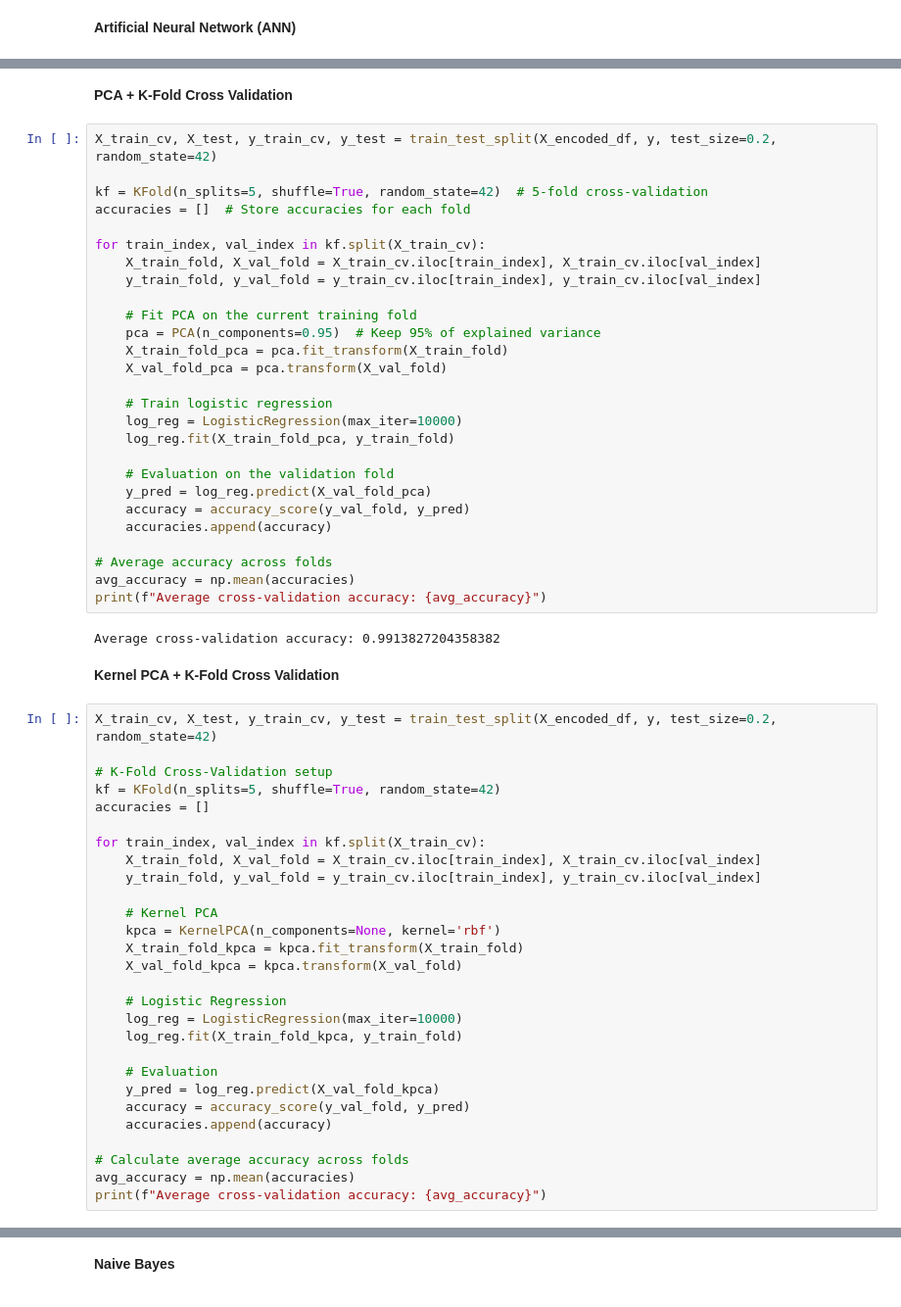
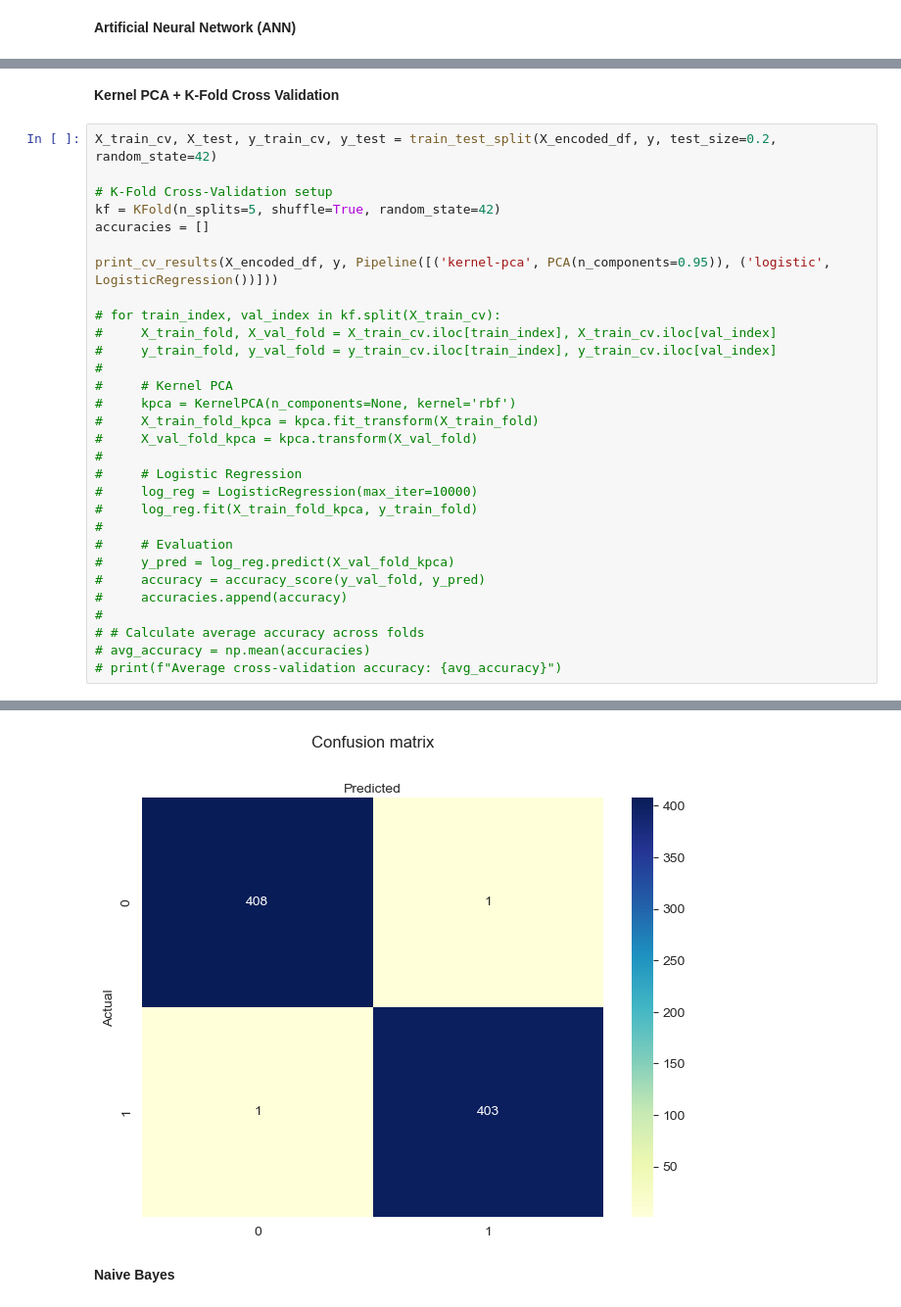
Before and after one commit to RayBipse/ecs-171-project, a Jupyter notebook: final_notebook.ipynb, the cells around one changed output, grey strips where cells are left out. Shown at 98% size. Cells and saved outputs as stored; diff of their text form.

```diff
--- a/final_notebook.ipynb
+++ b/final_notebook.ipynb
@@ -404,34 +343,3 @@ MSE: 0.0
-# %% [markdown]
-**PCA + K-Fold Cross Validation**
-# %%
-X_train_cv, X_test, y_train_cv, y_test = train_test_split(X_encoded_df, y, test_size=0.2, random_state=42)
-
-kf = KFold(n_splits=5, shuffle=True, random_state=42)  # 5-fold cross-validation
-accuracies = []  # Store accuracies for each fold
-
-for train_index, val_index in kf.split(X_train_cv):
-    X_train_fold, X_val_fold = X_train_cv.iloc[train_index], X_train_cv.iloc[val_index]
-    y_train_fold, y_val_fold = y_train_cv.iloc[train_index], y_train_cv.iloc[val_index]
-
-    # Fit PCA on the current training fold
-    pca = PCA(n_components=0.95)  # Keep 95% of explained variance
-    X_train_fold_pca = pca.fit_transform(X_train_fold)
-    X_val_fold_pca = pca.transform(X_val_fold)
-
-    # Train logistic regression
-    log_reg = LogisticRegression(max_iter=10000)
-    log_reg.fit(X_train_fold_pca, y_train_fold)
-
-    # Evaluation on the validation fold
-    y_pred = log_reg.predict(X_val_fold_pca)
-    accuracy = accuracy_score(y_val_fold, y_pred)
-    accuracies.append(accuracy)
-
-# Average accuracy across folds
-avg_accuracy = np.mean(accuracies)
-print(f"Average cross-validation accuracy: {avg_accuracy}")
-# %% [output]
-Average cross-validation accuracy: 0.9913827204358382
 # %% [markdown]
 **Kernel PCA + K-Fold Cross Validation**
 # %%
@@ -441,25 +349,27 @@ X_train_cv, X_test, y_train_cv, y_test = train_test_split(X_encoded_df, y, test_
 kf = KFold(n_splits=5, shuffle=True, random_state=42)
 accuracies = []
 
-for train_index, val_index in kf.split(X_train_cv):
-    X_train_fold, X_val_fold = X_train_cv.iloc[train_index], X_train_cv.iloc[val_index]
-    y_train_fold, y_val_fold = y_train_cv.iloc[train_index], y_train_cv.iloc[val_index]
+print_cv_results(X_encoded_df, y, Pipeline([('kernel-pca', PCA(n_components=0.95)), ('logistic', LogisticRegression())]))
 
-    # Kernel PCA
-    kpca = KernelPCA(n_components=None, kernel='rbf')
-    X_train_fold_kpca = kpca.fit_transform(X_train_fold)
-    X_val_fold_kpca = kpca.transform(X_val_fold)
-
-    # Logistic Regression
-    log_reg = LogisticRegression(max_iter=10000)
-    log_reg.fit(X_train_fold_kpca, y_train_fold)
-
-    # Evaluation
-    y_pred = log_reg.predict(X_val_fold_kpca)
-    accuracy = accuracy_score(y_val_fold, y_pred)
-    accuracies.append(accuracy)
-
-# Calculate average accuracy across folds
-avg_accuracy = np.mean(accuracies)
-print(f"Average cross-validation accuracy: {avg_accuracy}")
+# for train_index, val_index in kf.split(X_train_cv):
+#     X_train_fold, X_val_fold = X_train_cv.iloc[train_index], X_train_cv.iloc[val_index]
+#     y_train_fold, y_val_fold = y_train_cv.iloc[train_index], y_train_cv.iloc[val_index]
+#
+#     # Kernel PCA
+#     kpca = KernelPCA(n_components=None, kernel='rbf')
+#     X_train_fold_kpca = kpca.fit_transform(X_train_fold)
+#     X_val_fold_kpca = kpca.transform(X_val_fold)
+#
+#     # Logistic Regression
+#     log_reg = LogisticRegression(max_iter=10000)
+#     log_reg.fit(X_train_fold_kpca, y_train_fold)
+#
+#     # Evaluation
+#     y_pred = log_reg.predict(X_val_fold_kpca)
+#     accuracy = accuracy_score(y_val_fold, y_pred)
+#     accuracies.append(accuracy)
+#
+# # Calculate average accuracy across folds
+# avg_accuracy = np.mean(accuracies)
+# print(f"Average cross-validation accuracy: {avg_accuracy}")
 # %% [output]
@@ -467,3 +405,4 @@ Average cross-validation accuracy: 0.9858426008171965
+[figure, added]
 # %% [markdown]
 **Naive Bayes**
 # %%
```
Also changed, not shown: parts of 10 cells of this notebook.
